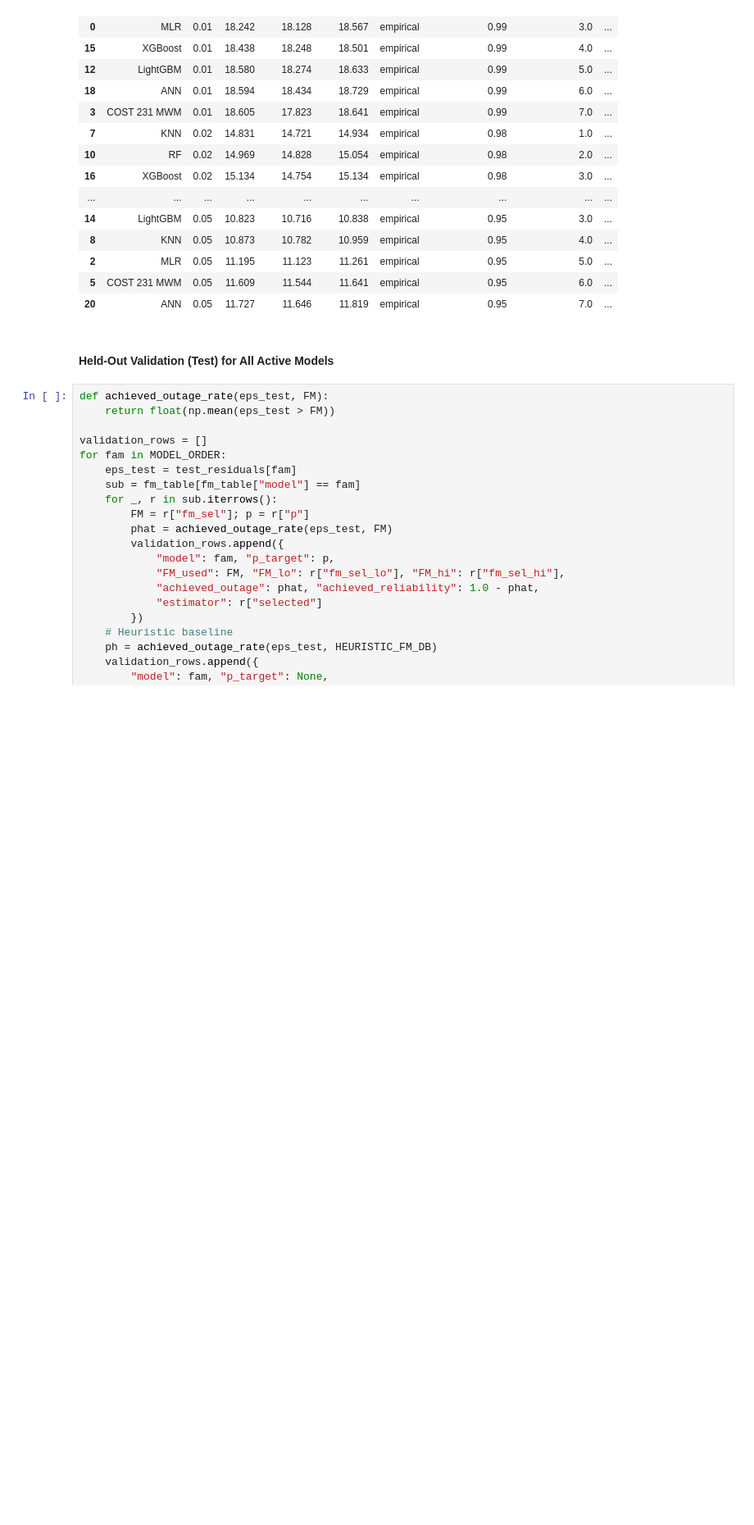
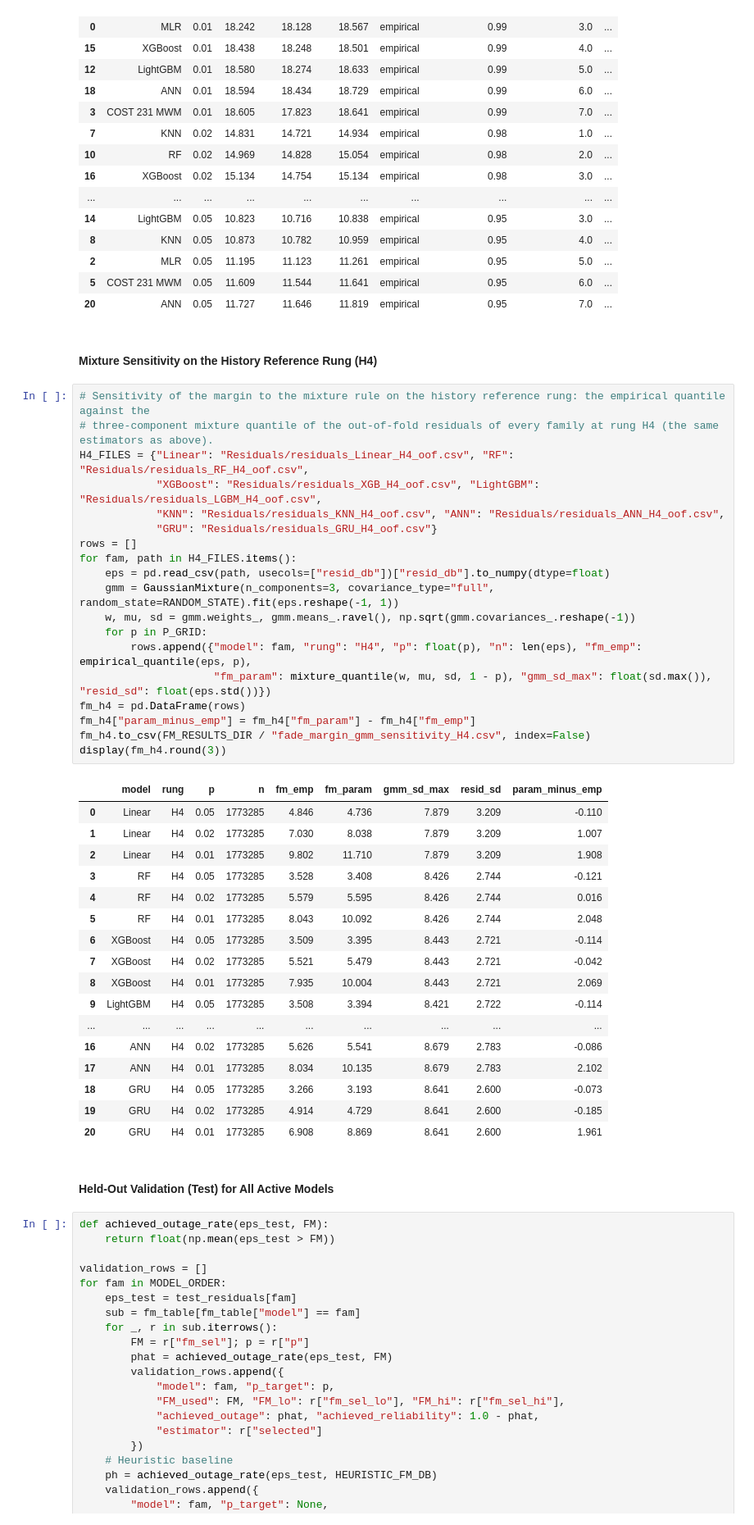
Before and after one commit to nahshonmokua/LoRaWAN-IndoorPathLossModeling-ML, a Jupyter notebook: 09_FADE MARGIN ANALYSIS.ipynb, the cells around one changed output. Shown at 82% size. Drawn from its saved outputs; the diff is of its cells as text; blank space fills up the shorter version.

```diff
--- a/09_FADE MARGIN ANALYSIS.ipynb
+++ b/09_FADE MARGIN ANALYSIS.ipynb
@@ -637,6 +637,45 @@ display(
 | 2 | MLR | 0.05 | 11.195 | 11.123 | 11.261 | empirical | 0.95 | 5.0 | ... |
 | 5 | COST 231 MWM | 0.05 | 11.609 | 11.544 | 11.641 | empirical | 0.95 | 6.0 | ... |
 | 20 | ANN | 0.05 | 11.727 | 11.646 | 11.819 | empirical | 0.95 | 7.0 | ... |
+# %% [markdown]
+#### Mixture Sensitivity on the History Reference Rung (H4)
+# %%
+# Sensitivity of the margin to the mixture rule on the history reference rung: the empirical quantile against the
+# three-component mixture quantile of the out-of-fold residuals of every family at rung H4 (the same estimators as above).
+H4_FILES = {"Linear": "Residuals/residuals_Linear_H4_oof.csv", "RF": "Residuals/residuals_RF_H4_oof.csv",
+            "XGBoost": "Residuals/residuals_XGB_H4_oof.csv", "LightGBM": "Residuals/residuals_LGBM_H4_oof.csv",
+            "KNN": "Residuals/residuals_KNN_H4_oof.csv", "ANN": "Residuals/residuals_ANN_H4_oof.csv",
+            "GRU": "Residuals/residuals_GRU_H4_oof.csv"}
+rows = []
+for fam, path in H4_FILES.items():
+    eps = pd.read_csv(path, usecols=["resid_db"])["resid_db"].to_numpy(dtype=float)
+    gmm = GaussianMixture(n_components=3, covariance_type="full", random_state=RANDOM_STATE).fit(eps.reshape(-1, 1))
+    w, mu, sd = gmm.weights_, gmm.means_.ravel(), np.sqrt(gmm.covariances_.reshape(-1))
+    for p in P_GRID:
+        rows.append({"model": fam, "rung": "H4", "p": float(p), "n": len(eps), "fm_emp": empirical_quantile(eps, p),
+                     "fm_param": mixture_quantile(w, mu, sd, 1 - p), "gmm_sd_max": float(sd.max()), "resid_sd": float(eps.std())})
+fm_h4 = pd.DataFrame(rows)
+fm_h4["param_minus_emp"] = fm_h4["fm_param"] - fm_h4["fm_emp"]
+fm_h4.to_csv(FM_RESULTS_DIR / "fade_margin_gmm_sensitivity_H4.csv", index=False)
+display(fm_h4.round(3))
+# %% [output]
+|  | model | rung | p | n | fm_emp | fm_param | gmm_sd_max | resid_sd | param_minus_emp |
+| 0 | Linear | H4 | 0.05 | 1773285 | 4.846 | 4.736 | 7.879 | 3.209 | -0.110 |
+| 1 | Linear | H4 | 0.02 | 1773285 | 7.030 | 8.038 | 7.879 | 3.209 | 1.007 |
+| 2 | Linear | H4 | 0.01 | 1773285 | 9.802 | 11.710 | 7.879 | 3.209 | 1.908 |
+| 3 | RF | H4 | 0.05 | 1773285 | 3.528 | 3.408 | 8.426 | 2.744 | -0.121 |
+| 4 | RF | H4 | 0.02 | 1773285 | 5.579 | 5.595 | 8.426 | 2.744 | 0.016 |
+| 5 | RF | H4 | 0.01 | 1773285 | 8.043 | 10.092 | 8.426 | 2.744 | 2.048 |
+| 6 | XGBoost | H4 | 0.05 | 1773285 | 3.509 | 3.395 | 8.443 | 2.721 | -0.114 |
+| 7 | XGBoost | H4 | 0.02 | 1773285 | 5.521 | 5.479 | 8.443 | 2.721 | -0.042 |
+| 8 | XGBoost | H4 | 0.01 | 1773285 | 7.935 | 10.004 | 8.443 | 2.721 | 2.069 |
+| 9 | LightGBM | H4 | 0.05 | 1773285 | 3.508 | 3.394 | 8.421 | 2.722 | -0.114 |
+| ... | ... | ... | ... | ... | ... | ... | ... | ... | ... |
+| 16 | ANN | H4 | 0.02 | 1773285 | 5.626 | 5.541 | 8.679 | 2.783 | -0.086 |
+| 17 | ANN | H4 | 0.01 | 1773285 | 8.034 | 10.135 | 8.679 | 2.783 | 2.102 |
+| 18 | GRU | H4 | 0.05 | 1773285 | 3.266 | 3.193 | 8.641 | 2.600 | -0.073 |
+| 19 | GRU | H4 | 0.02 | 1773285 | 4.914 | 4.729 | 8.641 | 2.600 | -0.185 |
+| 20 | GRU | H4 | 0.01 | 1773285 | 6.908 | 8.869 | 8.641 | 2.600 | 1.961 |
 # %% [markdown]
 #### Held-Out Validation (Test) for All Active Models
 # %%
```
Also changed, not shown: parts of 2 cells of this notebook.
